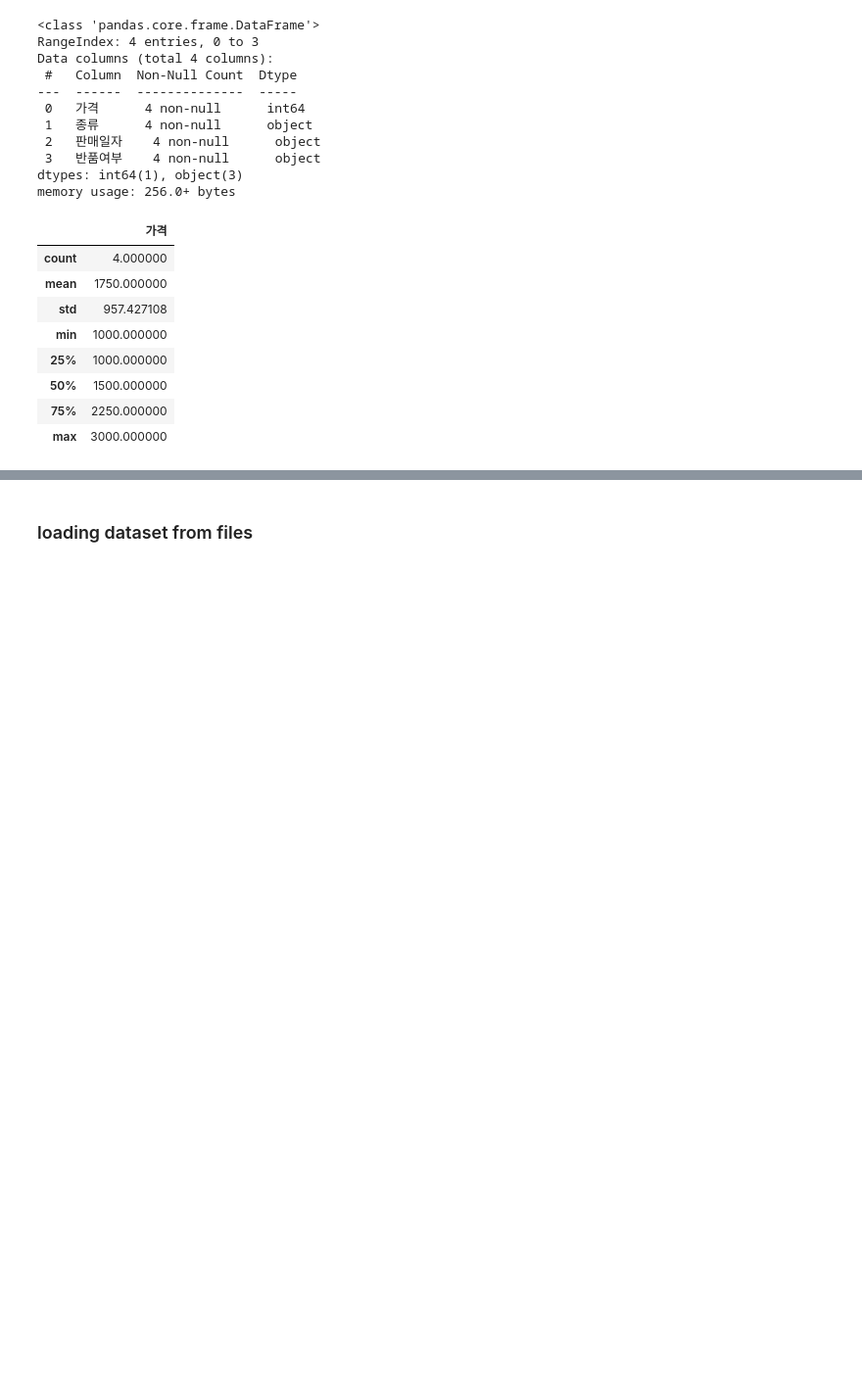
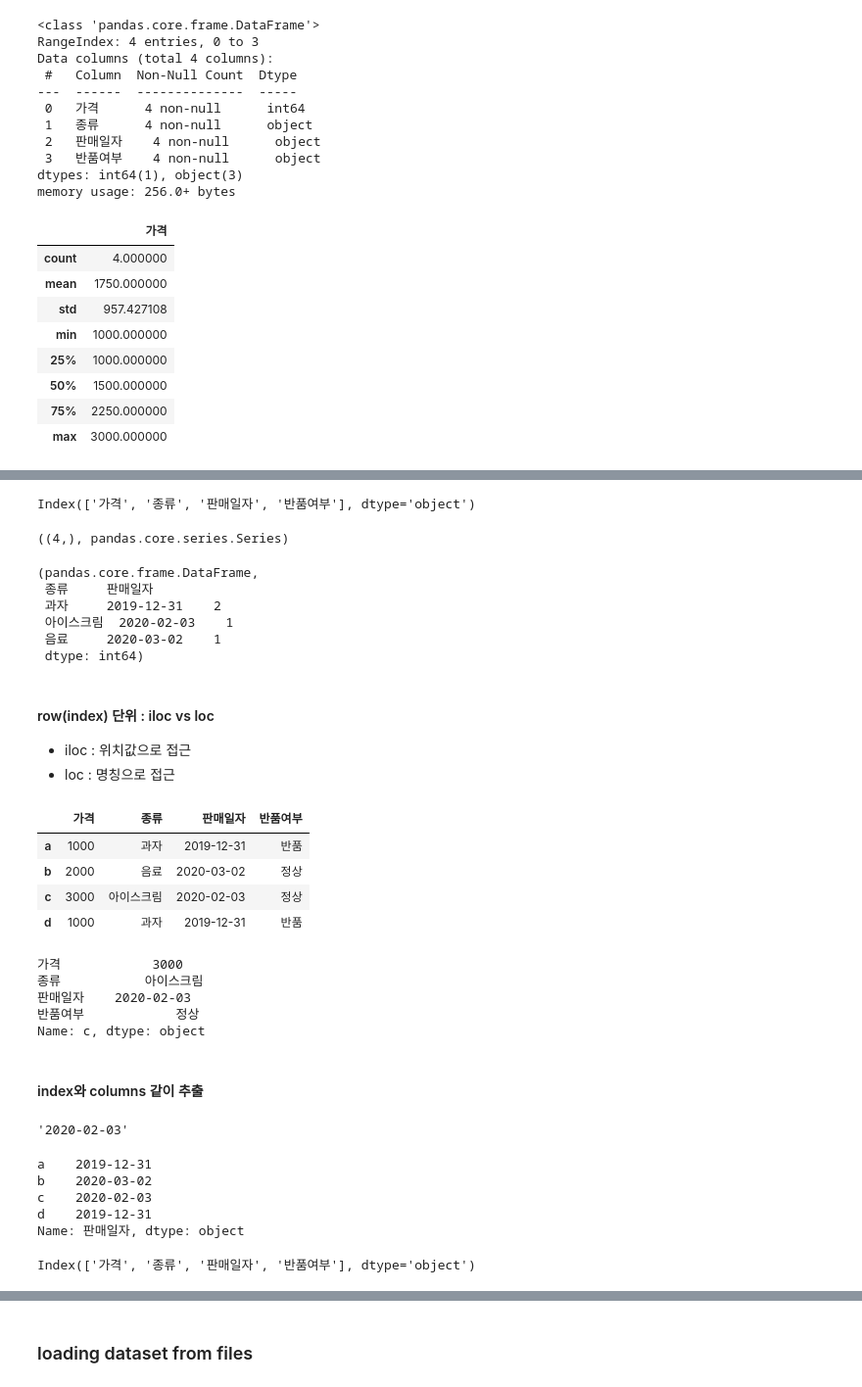
Before and after one commit to sweetmjkim/study_data_analytics, a Jupyter notebook: docs/pandas/02_pandas_DataFrame.ipynb, the cells around one changed output, grey strips where cells are left out. Shown at 98% size. Drawn from its saved outputs; the diff is of its cells as text; code cells hidden in the pictures; blank space fills up the shorter version.

```diff
--- a/docs/pandas/02_pandas_DataFrame.ipynb
+++ b/docs/pandas/02_pandas_DataFrame.ipynb
@@ -107,0 +122,62 @@ df_saledays.describe()
+# %%
+df_saledays.columns
+# %% [output]
+Index(['가격', '종류', '판매일자', '반품여부'], dtype='object')
+# %%
+# df_saledays['가격']   # serise 추출
+serise_price = df_saledays['가격']   # serise 추출
+serise_price.shape, type(serise_price)
+# %% [output]
+((4,), pandas.core.series.Series)
+# %%
+# df_saledays[['종류','판매일자']]    # dataframe 추출
+df_type = df_saledays[['종류','판매일자']]
+type(df_type), df_type.value_counts()
+# %% [output]
+(pandas.core.frame.DataFrame,
+ 종류     판매일자
+ 과자     2019-12-31    2
+ 아이스크림  2020-02-03    1
+ 음료     2020-03-02    1
+ dtype: int64)
+# %% [markdown]
+#### row(index) 단위 : iloc vs loc
+- iloc : 위치값으로 접근
+- loc : 명칭으로 접근
+# %%
+df_saledays.index = ['a','b','c','d']
+# %%
+df_saledays
+# %% [output]
+|  | 가격 | 종류 | 판매일자 | 반품여부 |
+| a | 1000 | 과자 | 2019-12-31 | 반품 |
+| b | 2000 | 음료 | 2020-03-02 | 정상 |
+| c | 3000 | 아이스크림 | 2020-02-03 | 정상 |
+| d | 1000 | 과자 | 2019-12-31 | 반품 |
+# %%
+# df_saledays.iloc[2]     # 숫자로 찾기
+df_saledays.loc['c']      # 명칭으로 찾기
+# %% [output]
+가격            3000
+종류           아이스크림
+판매일자    2020-02-03
+반품여부            정상
+Name: c, dtype: object
+# %% [markdown]
+#### index와 columns 같이 추출
+# %%
+df_saledays.loc['c', '판매일자']    # indexes,columns
+# %% [output]
+'2020-02-03'
+# %%
+df_saledays.loc[:, '판매일자']    # indexes,columns
+# %% [output]
+a    2019-12-31
+b    2020-03-02
+c    2020-02-03
+d    2019-12-31
+Name: 판매일자, dtype: object
+# %%
+df_saledays.columns
+# %% [output]
+Index(['가격', '종류', '판매일자', '반품여부'], dtype='object')
```
Also changed, not shown: parts of 14 cells of this notebook.
